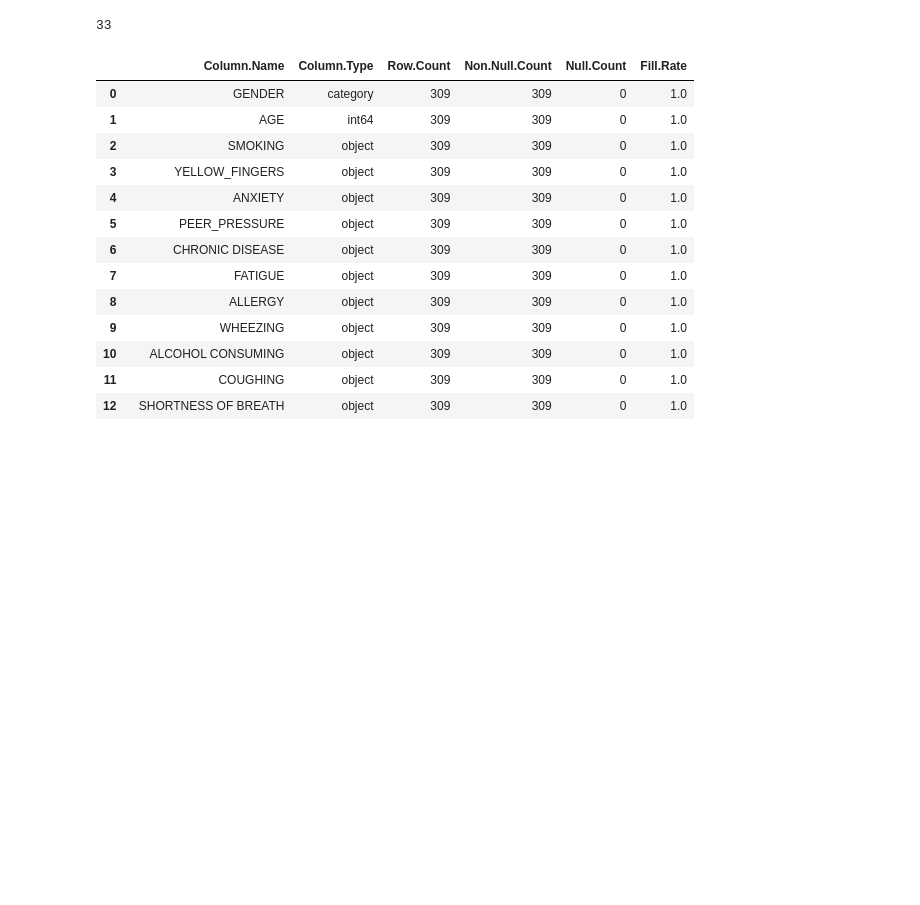
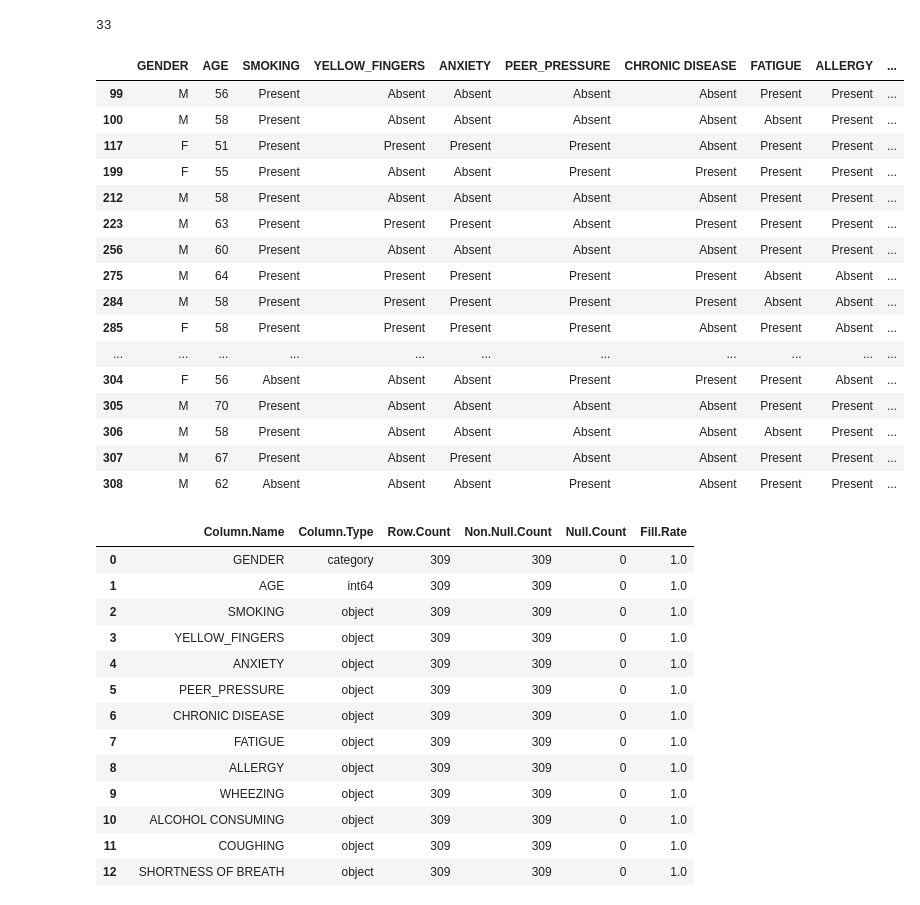
Before and after one commit to JohnPaulinePineda/Portfolio_Project_54, a Jupyter notebook: codes/EstimatingLungCancerProbabilitiesFromDemographicFactorsAndBehavioralIndicators.ipynb, the cells around one changed output. Drawn from its saved outputs; the diff is of its cells as text; code cells hidden in the pictures; blank space fills up the shorter version.

```diff
--- a/codes/EstimatingLungCancerProbabilitiesFromDemographicFactorsAndBehavioralIndicators.ipynb
+++ b/codes/EstimatingLungCancerProbabilitiesFromDemographicFactorsAndBehavioralIndicators.ipynb
@@ -311,6 +343,29 @@ Categorical Variable Summary:
 lung_cancer.duplicated().sum()
 # %% [output]
 33
+# %%
+##################################
+# Displaying the duplicated rows
+##################################
+lung_cancer[lung_cancer.duplicated()]
+# %% [output]
+|  | GENDER | AGE | SMOKING | YELLOW_FINGERS | ANXIETY | PEER_PRESSURE | CHRONIC DISEASE | FATIGUE | ALLERGY | ... |
+| 99 | M | 56 | Present | Absent | Absent | Absent | Absent | Present | Present | ... |
+| 100 | M | 58 | Present | Absent | Absent | Absent | Absent | Absent | Present | ... |
+| 117 | F | 51 | Present | Present | Present | Present | Absent | Present | Present | ... |
+| 199 | F | 55 | Present | Absent | Absent | Present | Present | Present | Present | ... |
+| 212 | M | 58 | Present | Absent | Absent | Absent | Absent | Present | Present | ... |
+| 223 | M | 63 | Present | Present | Present | Absent | Present | Present | Present | ... |
+| 256 | M | 60 | Present | Absent | Absent | Absent | Absent | Present | Present | ... |
+| 275 | M | 64 | Present | Present | Present | Present | Present | Absent | Absent | ... |
+| 284 | M | 58 | Present | Present | Present | Present | Present | Absent | Absent | ... |
+| 285 | F | 58 | Present | Present | Present | Present | Absent | Present | Absent | ... |
+| ... | ... | ... | ... | ... | ... | ... | ... | ... | ... | ... |
+| 304 | F | 56 | Absent | Absent | Absent | Present | Present | Present | Absent | ... |
+| 305 | M | 70 | Present | Absent | Absent | Absent | Absent | Present | Present | ... |
+| 306 | M | 58 | Present | Absent | Absent | Absent | Absent | Absent | Present | ... |
+| 307 | M | 67 | Present | Absent | Present | Absent | Absent | Present | Present | ... |
+| 308 | M | 62 | Absent | Absent | Absent | Present | Absent | Present | Present | ... |
 # %%
 ##################################
 # Gathering the data types for each column
```
Also changed, not shown: parts of 3 cells of this notebook, 2 other files.
